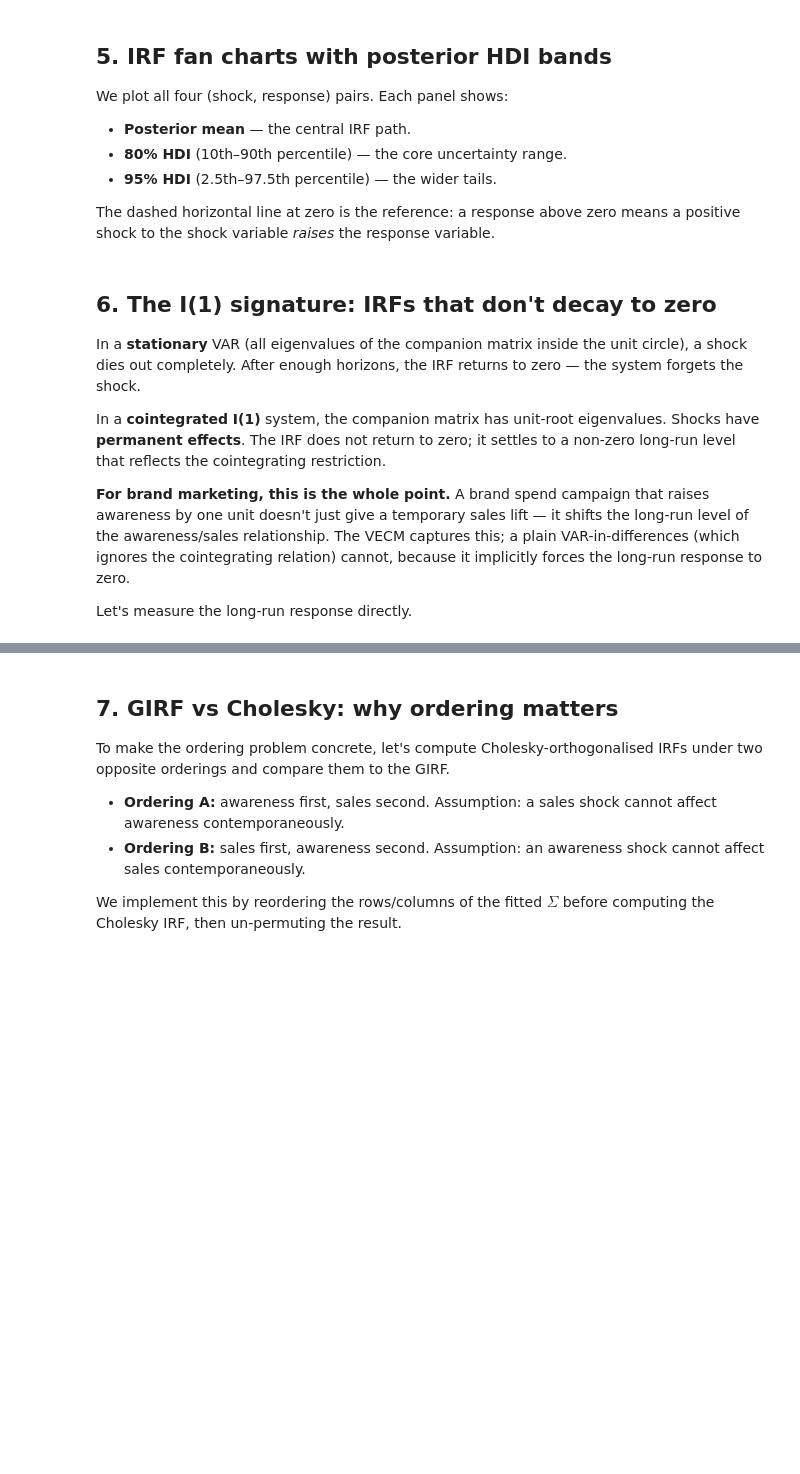
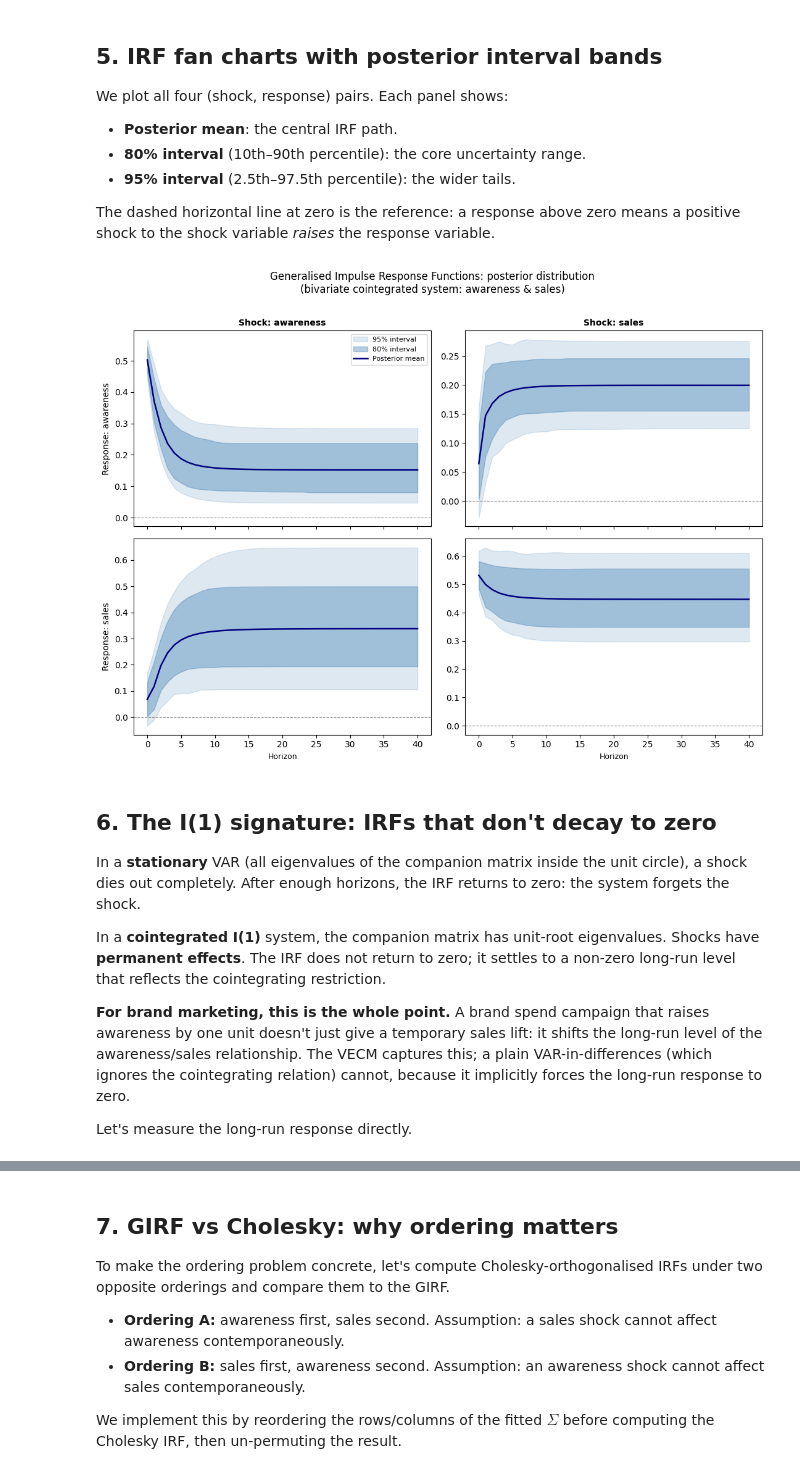
Before and after one commit to raz1470/bayesian_vecm, a Jupyter notebook: notebooks/build/07_irf_walkthrough.ipynb, the cells around one changed output, grey strips where cells are left out. Drawn from its saved outputs; the diff is of its cells as text; code cells hidden in the pictures; blank space fills up the shorter version.

```diff
--- a/notebooks/build/07_irf_walkthrough.ipynb
+++ b/notebooks/build/07_irf_walkthrough.ipynb
@@ -164,11 +198,11 @@ print(f"shock      : {girf.coords['shock_variable'].values.tolist()}")
 # %% [markdown]
-## 5. IRF fan charts with posterior HDI bands
+## 5. IRF fan charts with posterior interval bands
 
 We plot all four (shock, response) pairs. Each panel shows:
 
-- **Posterior mean** — the central IRF path.
-- **80% HDI** (10th–90th percentile) — the core uncertainty range.
-- **95% HDI** (2.5th–97.5th percentile) — the wider tails.
+- **Posterior mean**: the central IRF path.
+- **80% interval** (10th–90th percentile): the core uncertainty range.
+- **95% interval** (2.5th–97.5th percentile): the wider tails.
 
 The dashed horizontal line at zero is the reference: a response above zero means a positive shock to the shock variable *raises* the response variable.
 # %%
@@ -187,44 +221,46 @@ fig, axes = plt.subplots(n_vars, n_vars, figsize=(11, 8), sharex=True, sharey=Fa
 for shock_idx, shock_name in enumerate(var_names):
     for resp_idx, resp_name in enumerate(var_names):
         ax = axes[resp_idx, shock_idx]
         paths = girf_flat[:, :, resp_idx, shock_idx]  # (D, H)
 
         mean_path = paths.mean(axis=0)
         q10 = np.quantile(paths, 0.10, axis=0)
         q90 = np.quantile(paths, 0.90, axis=0)
         q025 = np.quantile(paths, 0.025, axis=0)
         q975 = np.quantile(paths, 0.975, axis=0)
 
-        ax.fill_between(horizons, q025, q975, color="steelblue", alpha=0.18, label="95% HDI")
-        ax.fill_between(horizons, q10, q90, color="steelblue", alpha=0.40, label="80% HDI")
+        ax.fill_between(horizons, q025, q975, color="steelblue", alpha=0.18, label="95% interval")
+        ax.fill_between(horizons, q10, q90, color="steelblue", alpha=0.40, label="80% interval")
         ax.plot(horizons, mean_path, color="navy", linewidth=1.8, label="Posterior mean")
         ax.axhline(0, color="grey", linewidth=0.8, linestyle="--")
 
         if resp_idx == 0:
             ax.set_title(f"Shock: {shock_name}", fontsize=10, fontweight="bold")
         if shock_idx == 0:
             ax.set_ylabel(f"Response: {resp_name}", fontsize=10)
         if resp_idx == n_vars - 1:
             ax.set_xlabel("Horizon", fontsize=9)
         if resp_idx == 0 and shock_idx == 0:
             ax.legend(fontsize=8, loc="upper right")
 
 fig.suptitle(
-    "Generalised Impulse Response Functions — posterior distribution\n"
+    "Generalised Impulse Response Functions: posterior distribution\n"
     "(bivariate cointegrated system: awareness & sales)",
     fontsize=12,
     y=1.01,
 )
 plt.tight_layout()
 plt.show()
+# %% [output]
+[figure, added]
 # %% [markdown]
 ## 6. The I(1) signature: IRFs that don't decay to zero
 
-In a **stationary** VAR (all eigenvalues of the companion matrix inside the unit circle), a shock dies out completely. After enough horizons, the IRF returns to zero — the system forgets the shock.
+In a **stationary** VAR (all eigenvalues of the companion matrix inside the unit circle), a shock dies out completely. After enough horizons, the IRF returns to zero: the system forgets the shock.
 
 In a **cointegrated I(1)** system, the companion matrix has unit-root eigenvalues. Shocks have **permanent effects**. The IRF does not return to zero; it settles to a non-zero long-run level that reflects the cointegrating restriction.
 
-**For brand marketing, this is the whole point.** A brand spend campaign that raises awareness by one unit doesn't just give a temporary sales lift — it shifts the long-run level of the awareness/sales relationship. The VECM captures this; a plain VAR-in-differences (which ignores the cointegrating relation) cannot, because it implicitly forces the long-run response to zero.
+**For brand marketing, this is the whole point.** A brand spend campaign that raises awareness by one unit doesn't just give a temporary sales lift: it shifts the long-run level of the awareness/sales relationship. The VECM captures this; a plain VAR-in-differences (which ignores the cointegrating relation) cannot, because it implicitly forces the long-run response to zero.
 
 Let's measure the long-run response directly.
 # %%
```
Also changed, not shown: parts of 14 cells of this notebook, 16 other files.
